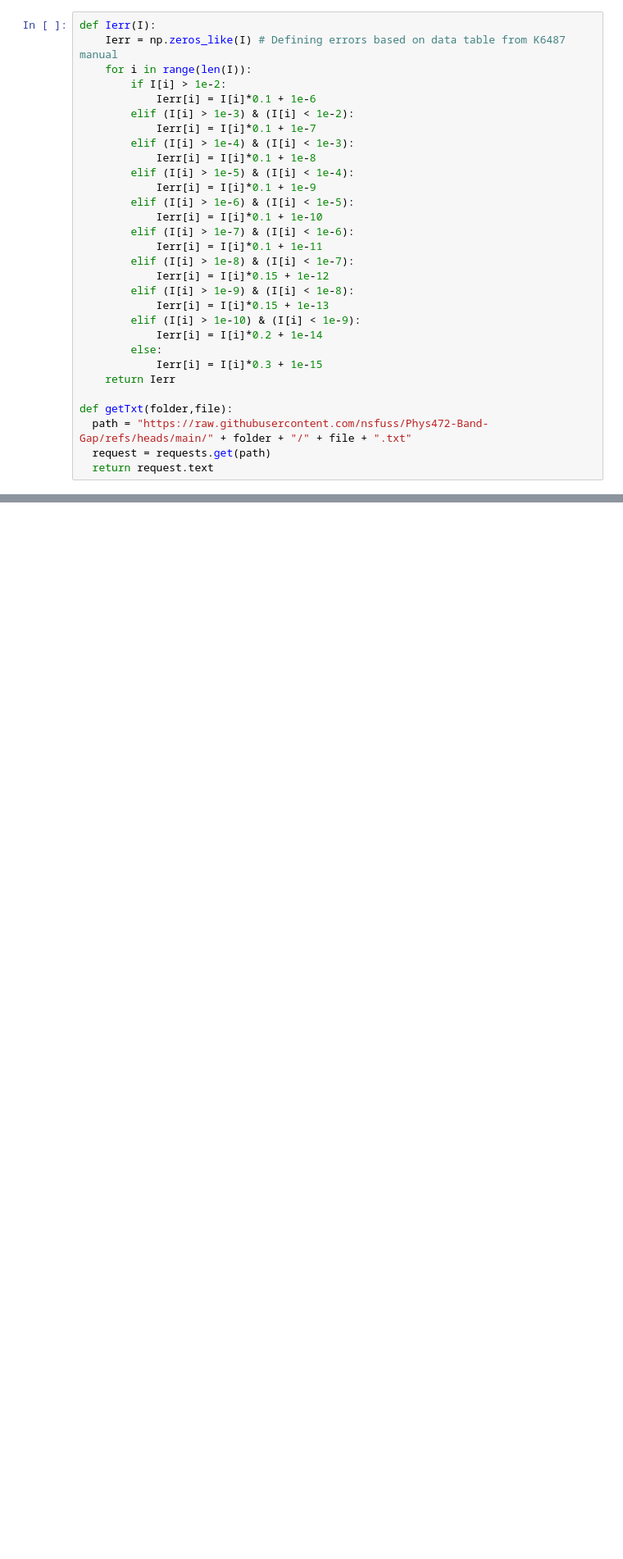
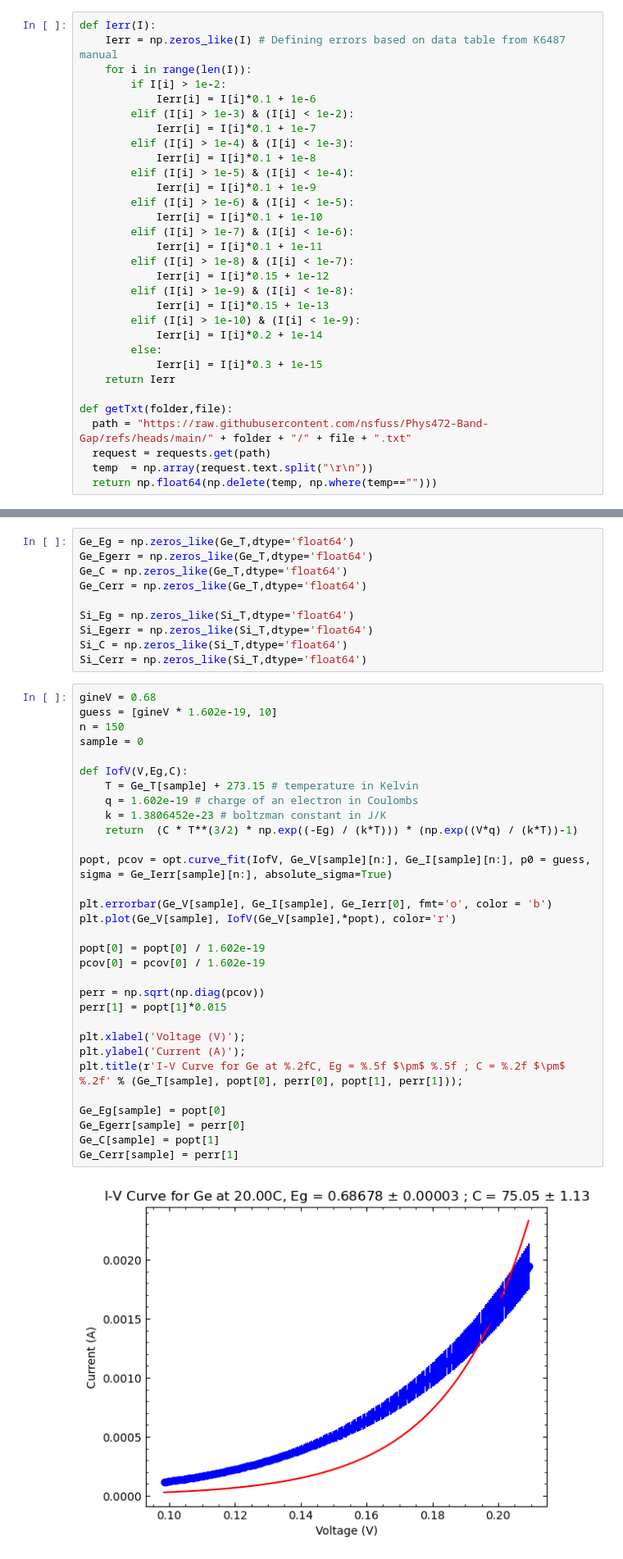
Before and after one commit to nsfuss/Phys472-Band-Gap, a Jupyter notebook: Full Data Analysis.ipynb, the cells around one changed output, grey strips where cells are left out. Shown: that part at 82% size. Drawn from its saved outputs; the diff is of its cells as text; blank space fills up the shorter version.

```diff
--- a/Full Data Analysis.ipynb
+++ b/Full Data Analysis.ipynb
@@ -39,5 +39,6 @@ def Ierr(I):
 def getTxt(folder,file):
   path = "https://raw.githubusercontent.com/nsfuss/Phys472-Band-Gap/refs/heads/main/" + folder + "/" + file + ".txt"
   request = requests.get(path)
-  return request.text
+  temp  = np.array(request.text.split("\r\n"))
+  return np.float64(np.delete(temp, np.where(temp=="")))
 # %%
@@ -63,0 +92,43 @@ file = "Iavg"
+# %%
+Ge_Eg = np.zeros_like(Ge_T,dtype='float64')
+Ge_Egerr = np.zeros_like(Ge_T,dtype='float64')
+Ge_C = np.zeros_like(Ge_T,dtype='float64')
+Ge_Cerr = np.zeros_like(Ge_T,dtype='float64')
+
+Si_Eg = np.zeros_like(Si_T,dtype='float64')
+Si_Egerr = np.zeros_like(Si_T,dtype='float64')
+Si_C = np.zeros_like(Si_T,dtype='float64')
+Si_Cerr = np.zeros_like(Si_T,dtype='float64')
+# %%
+gineV = 0.68
+guess = [gineV * 1.602e-19, 10]
+n = 150
+sample = 0
+
+def IofV(V,Eg,C):
+    T = Ge_T[sample] + 273.15 # temperature in Kelvin
+    q = 1.602e-19 # charge of an electron in Coulombs
+    k = 1.3806452e-23 # boltzman constant in J/K
+    return  (C * T**(3/2) * np.exp((-Eg) / (k*T))) * (np.exp((V*q) / (k*T))-1)
+
+popt, pcov = opt.curve_fit(IofV, Ge_V[sample][n:], Ge_I[sample][n:], p0 = guess, sigma = Ge_Ierr[sample][n:], absolute_sigma=True)
+
+plt.errorbar(Ge_V[sample], Ge_I[sample], Ge_Ierr[0], fmt='o', color = 'b')
+plt.plot(Ge_V[sample], IofV(Ge_V[sample],*popt), color='r')
+
+popt[0] = popt[0] / 1.602e-19
+pcov[0] = pcov[0] / 1.602e-19
+
+perr = np.sqrt(np.diag(pcov))
+perr[1] = popt[1]*0.015
+
+plt.xlabel('Voltage (V)');
+plt.ylabel('Current (A)');
+plt.title(r'I-V Curve for Ge at %.2fC, Eg = %.5f $\pm$ %.5f ; C = %.2f $\pm$ %.2f' % (Ge_T[sample], popt[0], perr[0], popt[1], perr[1]));
+
+Ge_Eg[sample] = popt[0]
+Ge_Egerr[sample] = perr[0]
+Ge_C[sample] = popt[1]
+Ge_Cerr[sample] = perr[1]
+# %% [output]
+[figure, added]
```
Also changed, not shown: parts of 8 cells of this notebook.
